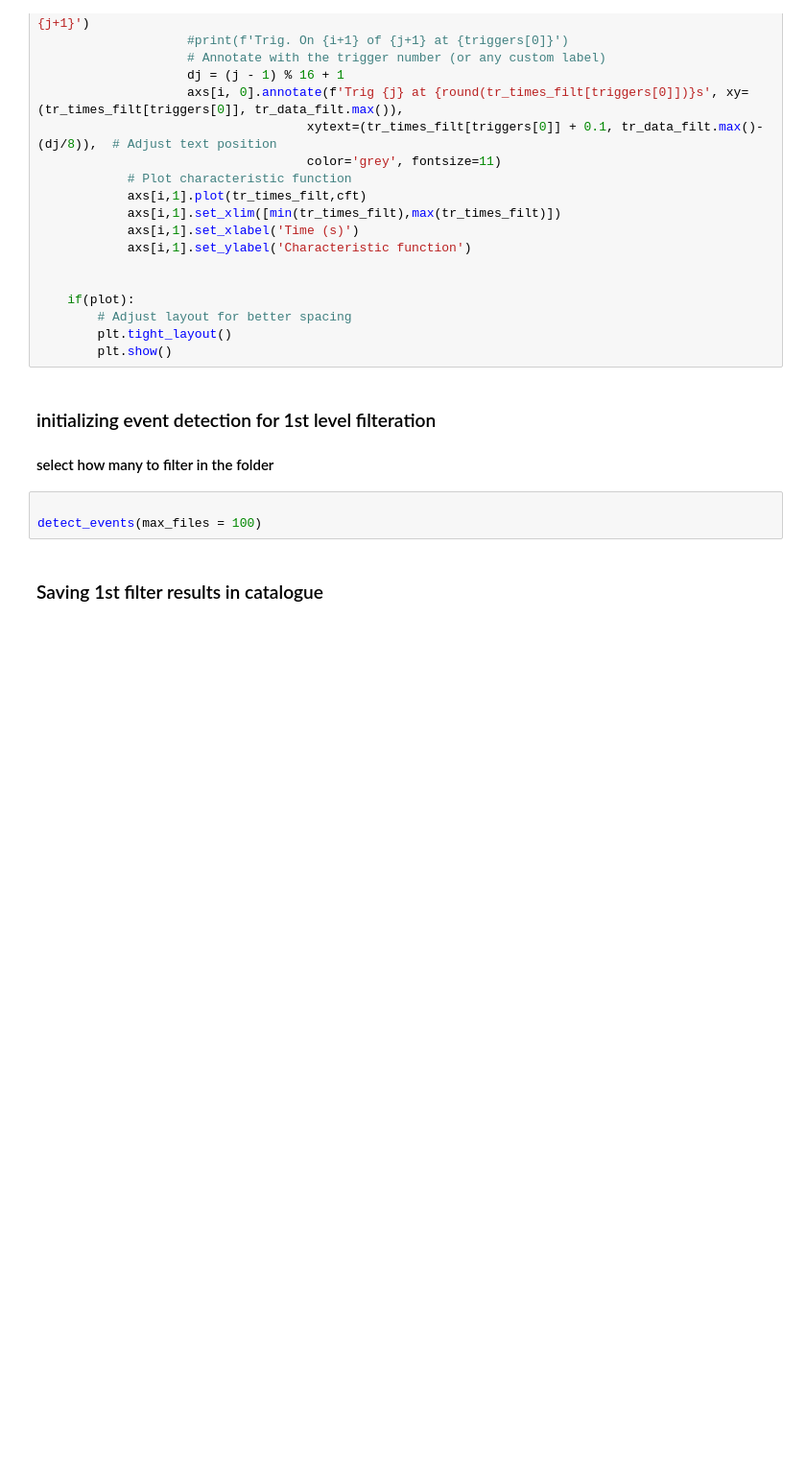
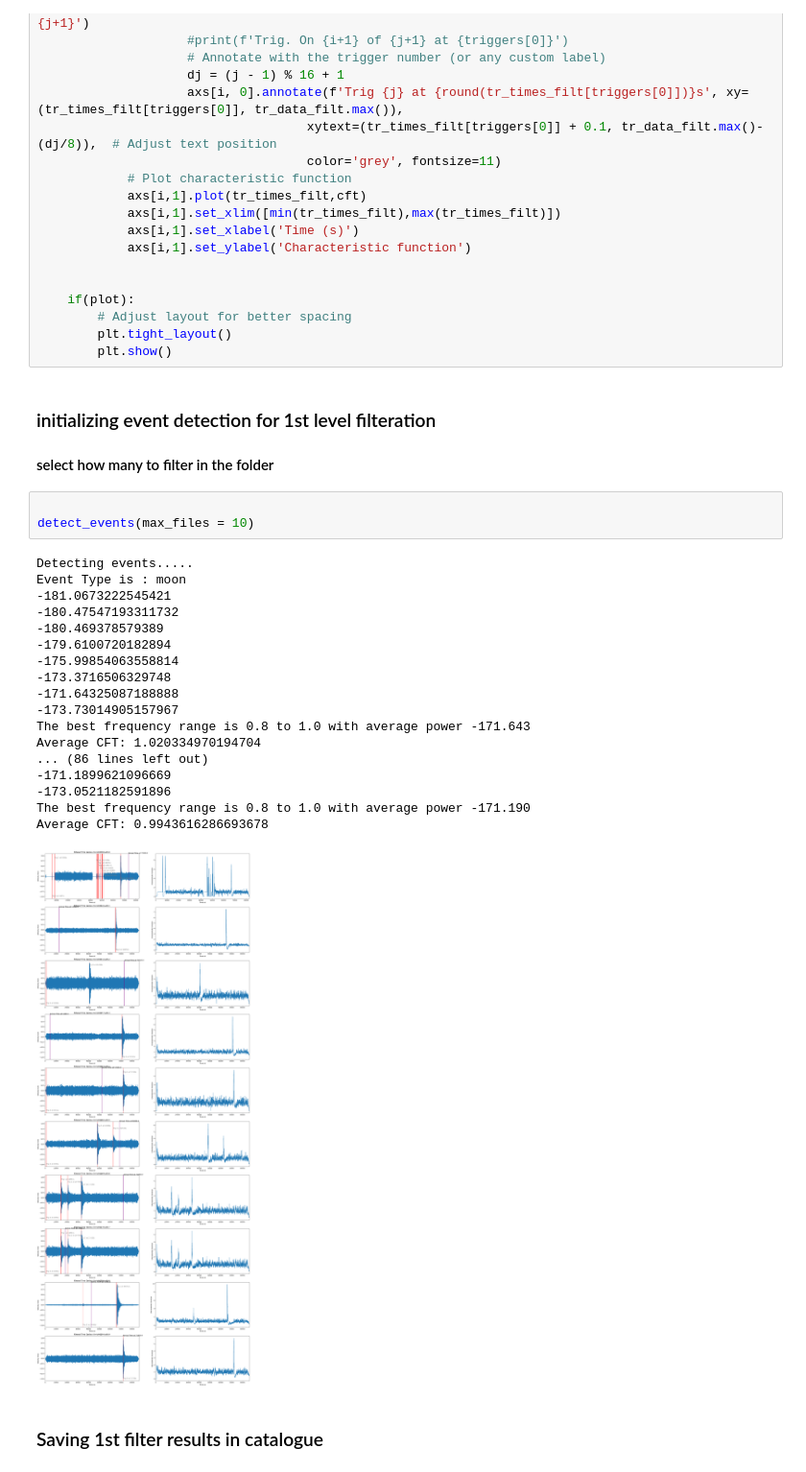
Before and after one commit to Betelwise/seismic_detection_across_the_solar_system, a Jupyter notebook: predictions.ipynb, the cells around one changed output. Shown at 96% size. Drawn from its saved outputs; the diff is of its cells as text; blank space fills up the shorter version.

```diff
--- a/predictions.ipynb
+++ b/predictions.ipynb
@@ -281,7 +295,26 @@ def detect_events(max_files = 100):
 #### select how many to filter in the folder
 # %%
 
-detect_events(max_files = 100)
+detect_events(max_files = 10)
+# %% [output]
+Detecting events.....
+Event Type is : moon
+-181.0673222545421
+-180.47547193311732
+-180.469378579389
+-179.6100720182894
+-175.99854063558814
+-173.3716506329748
+-171.64325087188888
+-173.73014905157967
+The best frequency range is 0.8 to 1.0 with average power -171.643
+Average CFT: 1.020334970194704
+... (86 lines left out)
+-171.1899621096669
+-173.0521182591896
+The best frequency range is 0.8 to 1.0 with average power -171.190
+Average CFT: 0.9943616286693678
+[figure, added]
 # %% [markdown]
 ### Saving 1st filter results in catalogue
 # %%
```
Also changed, not shown: parts of 6 cells of this notebook, 9 other files.
